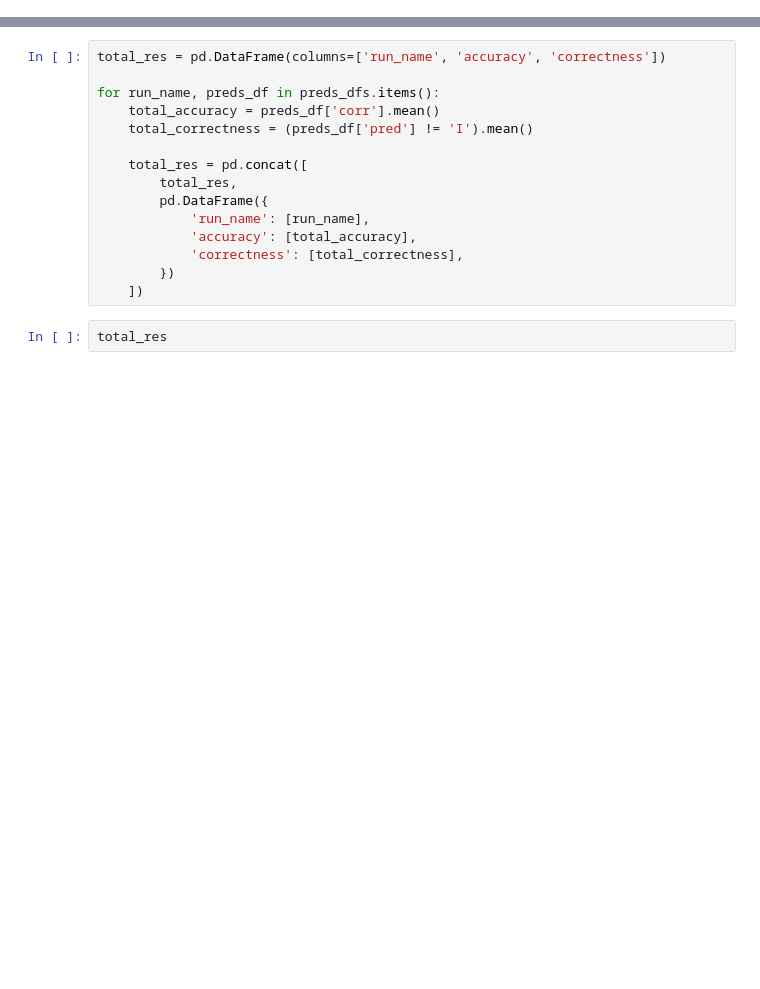
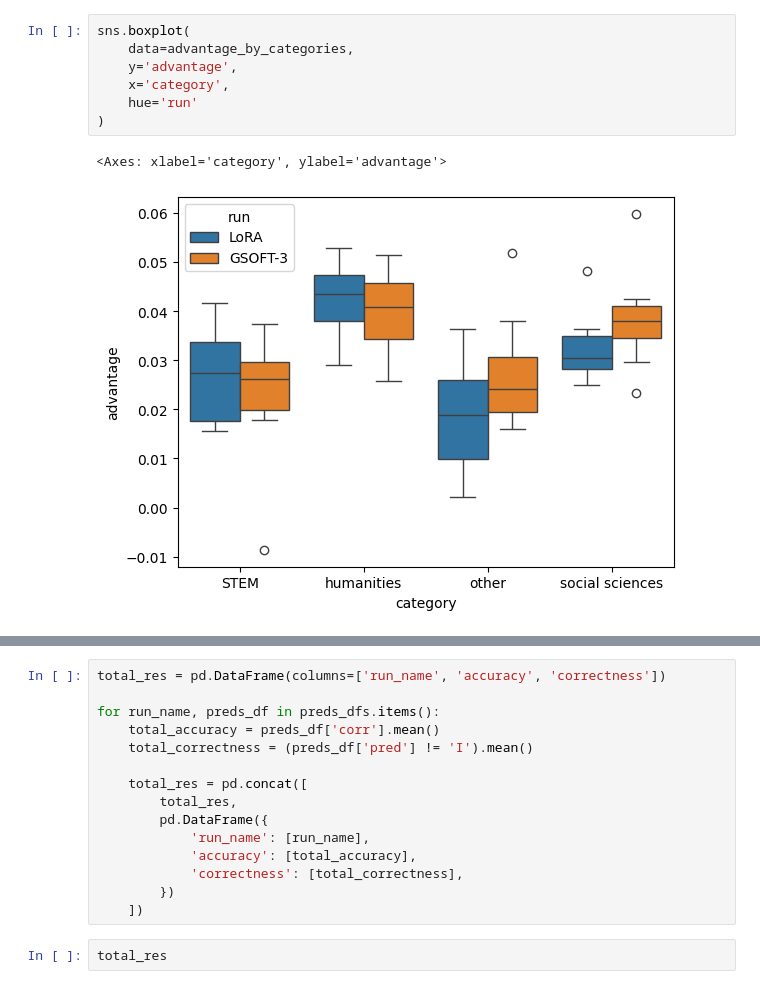
Before and after one commit to Bogachevv/OrthogonalFineTune, a Jupyter notebook: view_preds.ipynb, the cells around one changed output, grey strips where cells are left out. Saved outputs shown, nothing was run; the diff lists cells and outputs as text; blank space fills up the shorter version.

```diff
--- a/view_preds.ipynb
+++ b/view_preds.ipynb
@@ -154,0 +233,10 @@ acc_by_categories.loc[:, list(filter(
+# %%
+sns.boxplot(
+    data=advantage_by_categories,
+    y='advantage',
+    x='category',
+    hue='run'
+)
+# %% [output]
+<Axes: xlabel='category', ylabel='advantage'>
+[figure, added]
```
Also changed, not shown: parts of 18 cells of this notebook, 49 other files.
